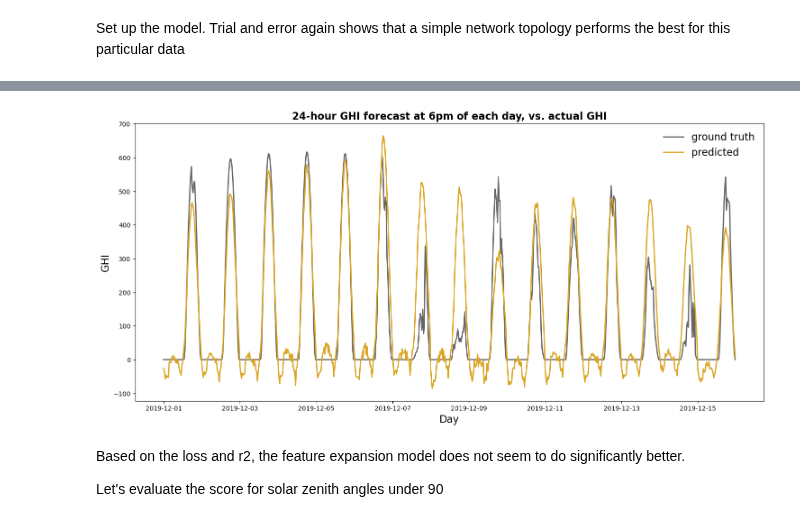
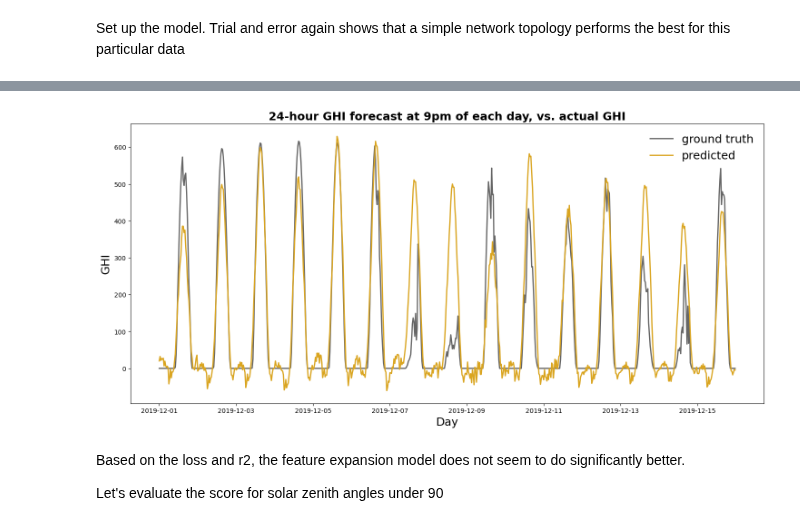
Before and after one commit to martijndevries/solar-intensity-forecast, a Jupyter notebook: code/RNN_model.ipynb, the cells around one changed output, grey strips where cells are left out. Cells and saved outputs as stored; diff of their text form; code cells hidden in the pictures.

```diff
--- a/code/RNN_model.ipynb
+++ b/code/RNN_model.ipynb
@@ -309,26 +315,26 @@ train_y_ghi = ss_y.inverse_transform(train_y)
 preds_train_ghi = ss_y.inverse_transform(preds_train)
 # %%
 preds_l, test_l = [], []
-x = 36 #36 timesteps after midnight, so forecast at 6pm
+x = 42 #42 timesteps after midnight, so forecast at 9pm
 for i in range(115,130):
     test_l += list(test_y_ghi[i*48+x,:])
     preds_l += list(preds_test_ghi[i*48+x,:])
 
 #get times
 idx_start, idx_stop = (1300 + day_start)*48, (1300 + day_stop)*48
 timestamps = df['datetime'][idx_start:idx_stop]
 ts = pd.to_datetime(timestamps)
 
 plt.figure(figsize=(18, 8))
 plt.plot(ts,test_l, label='ground truth', color='black', alpha=0.6, linewidth=2)
 plt.plot(ts,preds_l, label='predicted', color='goldenrod', linewidth=2)
-plt.xlabel('Day', fontsize=16)
-plt.ylabel('GHI', fontsize=16)
-plt.title('24-hour GHI forecast at 6pm of each day, vs. actual GHI', fontweight='bold', fontsize=16)
+plt.xlabel('Day', fontsize=18)
+plt.ylabel('GHI', fontsize=18)
+plt.title('24-hour GHI forecast at 9pm of each day, vs. actual GHI', fontweight='bold', fontsize=18)
+plt.legend(frameon=False,fontsize=18);
 plt.savefig('../figures/GHI_RNN_m2.png')
-plt.legend(frameon=False,fontsize=16);
 # %% [output]
-[figure, old version]
+[figure, new version]
 # %% [markdown]
 Based on the loss and r2, the feature expansion model does not seem to do significantly better.
 
```
Also changed, not shown: parts of 14 cells of this notebook, 8 other files.
